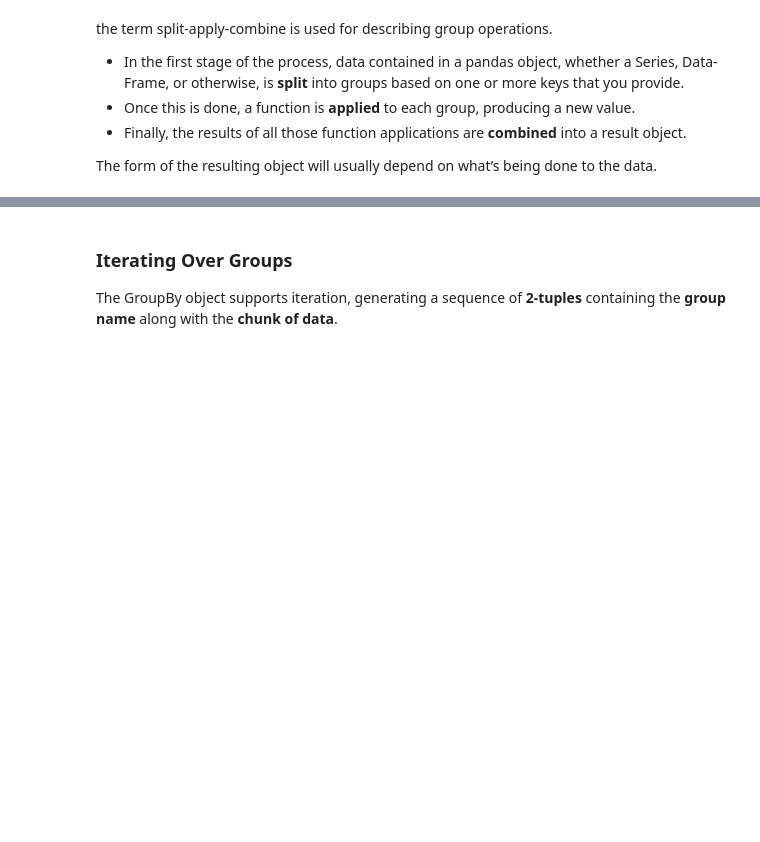
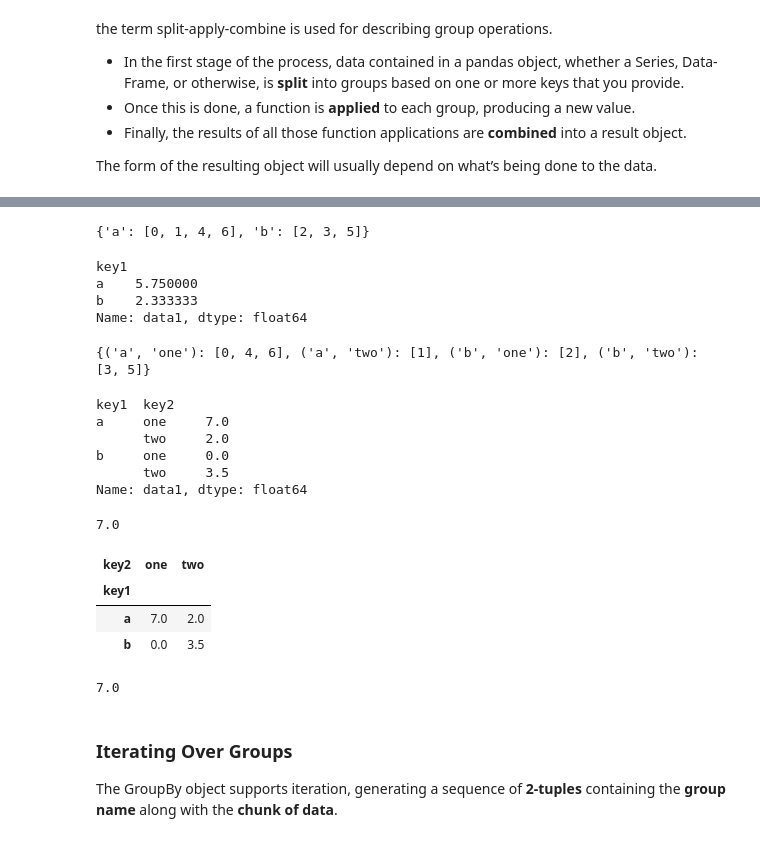
Before and after one commit to OmarInCS/data-analysis-visulization-python, a Jupyter notebook: week3/day2/lesson-9-data-cleaning.ipynb, the cells around one changed output, grey strips where cells are left out. Drawn from its saved outputs; the diff is of its cells as text; code cells hidden in the pictures; blank space fills up the shorter version.

```diff
--- a/week3/day2/lesson-9-data-cleaning.ipynb
+++ b/week3/day2/lesson-9-data-cleaning.ipynb
@@ -147,15 +209,52 @@ df
 # %%
 # group data of column 'data1' by 'key1' then print the groups
+result = df["data1"].groupby(df["key1"])
+result.groups
+# %% [output]
+{'a': [0, 1, 4, 6], 'b': [2, 3, 5]}
 # %%
 # calculate the mean in each group
+result.mean()
+# %% [output]
+key1
+a    5.750000
+b    2.333333
+Name: data1, dtype: float64
 # %%
 # group data of column 'data1' by 'key1' and 'key2' then print the groups
+result = df["data1"].groupby([df["key1"], df["key2"]])
+result.groups
+# %% [output]
+{('a', 'one'): [0, 4, 6], ('a', 'two'): [1], ('b', 'one'): [2], ('b', 'two'): [3, 5]}
 # %%
 # calculate the mean in each group
+temp = result.mean()
+temp
+# %% [output]
+key1  key2
+a     one     7.0
+      two     2.0
+b     one     0.0
+      two     3.5
+Name: data1, dtype: float64
+# %%
+temp[('a', 'one')]
+# %% [output]
+7.0
 # %%
 # unstack the result Series
+temp = temp.unstack()
+temp
+# %% [output]
+| key2 | one | two |
+| key1 |  |  |
+| a | 7.0 | 2.0 |
+| b | 0.0 | 3.5 |
 # %%
 # try some selection on the result DataFrame
+temp.loc["a", "one"]
+# %% [output]
+7.0
 # %% [markdown]
 ### Iterating Over Groups
 The GroupBy object supports iteration, generating a sequence of **2-tuples** containing
```
Also changed, not shown: parts of 25 cells of this notebook, 5 other files.
